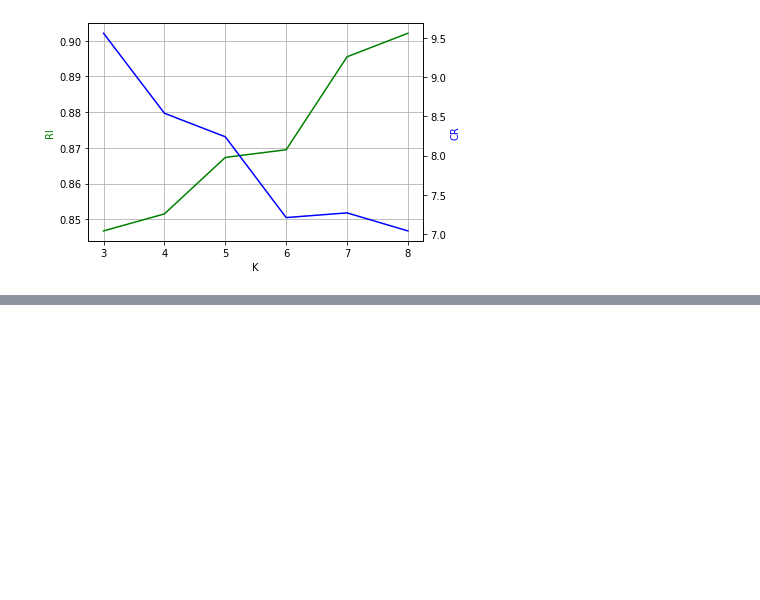
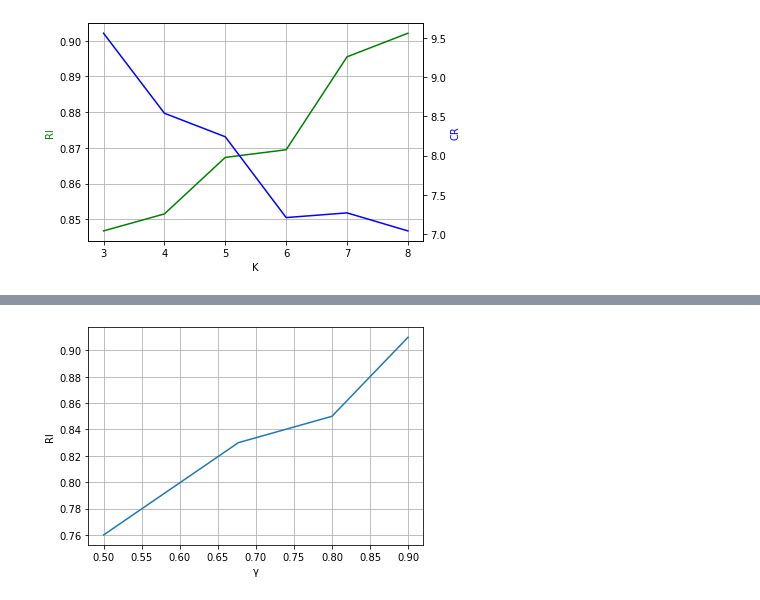
Before and after one commit to suchfun/MasterThesis, a Jupyter notebook: experience/ch4_experience/baseline.ipynb, the cells around one changed output, grey strips where cells are left out. Saved outputs shown, nothing was run; the diff lists cells and outputs as text; code cells hidden in the pictures; blank space fills up the shorter version.

```diff
--- a/experience/ch4_experience/baseline.ipynb
+++ b/experience/ch4_experience/baseline.ipynb
@@ -596,0 +597,8 @@ ax1.grid()
+# %%
+plt.plot([0.5,0.677,0.8,0.9],[0.76,0.83,0.85,0.91])
+plt.xlabel("γ")
+plt.ylabel('RI')
+plt.grid(True)
+plt.show()
+# %% [output]
+[figure, added]
```
Also changed, not shown: parts of 1 cell of this notebook, 12 other files.
